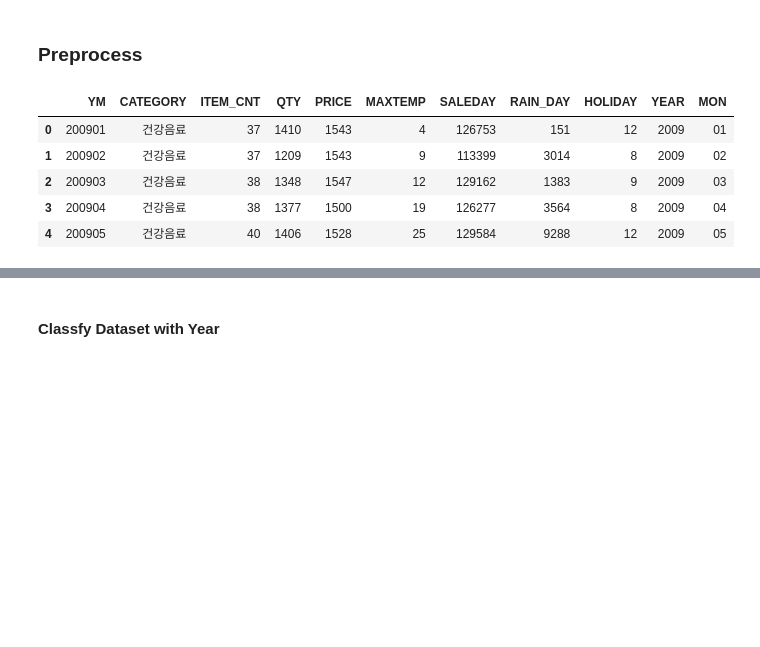
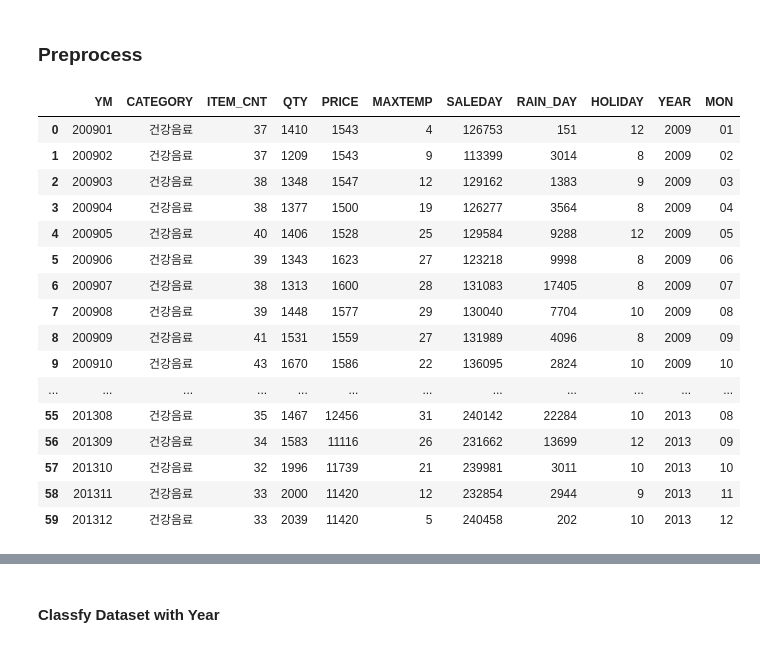
Before and after one commit to Blockhead4/Python-DataScience, a Jupyter notebook: new_lec/mini_project/mini_project_01.ipynb, the cells around one changed output, grey strips where cells are left out. Drawn from its saved outputs; the diff is of its cells as text; code cells hidden in the pictures; blank space fills up the shorter version.

```diff
--- a/new_lec/mini_project/mini_project_01.ipynb
+++ b/new_lec/mini_project/mini_project_01.ipynb
@@ -39,11 +37,22 @@ sales = pd.read_csv('../data/sales_건강음료.csv', encoding='euc-kr')
 sales["YEAR"] = sales['YM'].astype('str').str[:4]
 sales["MON"] = sales['YM'].astype('str').str[-2:]
 # %%
-sales.head()
+sales
 # %% [output]
 |  | YM | CATEGORY | ITEM_CNT | QTY | PRICE | MAXTEMP | SALEDAY | RAIN_DAY | HOLIDAY | YEAR | MON |
 | 0 | 200901 | 건강음료 | 37 | 1410 | 1543 | 4 | 126753 | 151 | 12 | 2009 | 01 |
 | 1 | 200902 | 건강음료 | 37 | 1209 | 1543 | 9 | 113399 | 3014 | 8 | 2009 | 02 |
 | 2 | 200903 | 건강음료 | 38 | 1348 | 1547 | 12 | 129162 | 1383 | 9 | 2009 | 03 |
 | 3 | 200904 | 건강음료 | 38 | 1377 | 1500 | 19 | 126277 | 3564 | 8 | 2009 | 04 |
 | 4 | 200905 | 건강음료 | 40 | 1406 | 1528 | 25 | 129584 | 9288 | 12 | 2009 | 05 |
+| 5 | 200906 | 건강음료 | 39 | 1343 | 1623 | 27 | 123218 | 9998 | 8 | 2009 | 06 |
+| 6 | 200907 | 건강음료 | 38 | 1313 | 1600 | 28 | 131083 | 17405 | 8 | 2009 | 07 |
+| 7 | 200908 | 건강음료 | 39 | 1448 | 1577 | 29 | 130040 | 7704 | 10 | 2009 | 08 |
+| 8 | 200909 | 건강음료 | 41 | 1531 | 1559 | 27 | 131989 | 4096 | 8 | 2009 | 09 |
+| 9 | 200910 | 건강음료 | 43 | 1670 | 1586 | 22 | 136095 | 2824 | 10 | 2009 | 10 |
+| ... | ... | ... | ... | ... | ... | ... | ... | ... | ... | ... | ... |
+| 55 | 201308 | 건강음료 | 35 | 1467 | 12456 | 31 | 240142 | 22284 | 10 | 2013 | 08 |
+| 56 | 201309 | 건강음료 | 34 | 1583 | 11116 | 26 | 231662 | 13699 | 12 | 2013 | 09 |
+| 57 | 201310 | 건강음료 | 32 | 1996 | 11739 | 21 | 239981 | 3011 | 10 | 2013 | 10 |
+| 58 | 201311 | 건강음료 | 33 | 2000 | 11420 | 12 | 232854 | 2944 | 9 | 2013 | 11 |
+| 59 | 201312 | 건강음료 | 33 | 2039 | 11420 | 5 | 240458 | 202 | 10 | 2013 | 12 |
```
Also changed, not shown: parts of 24 cells of this notebook, 2 other files.
